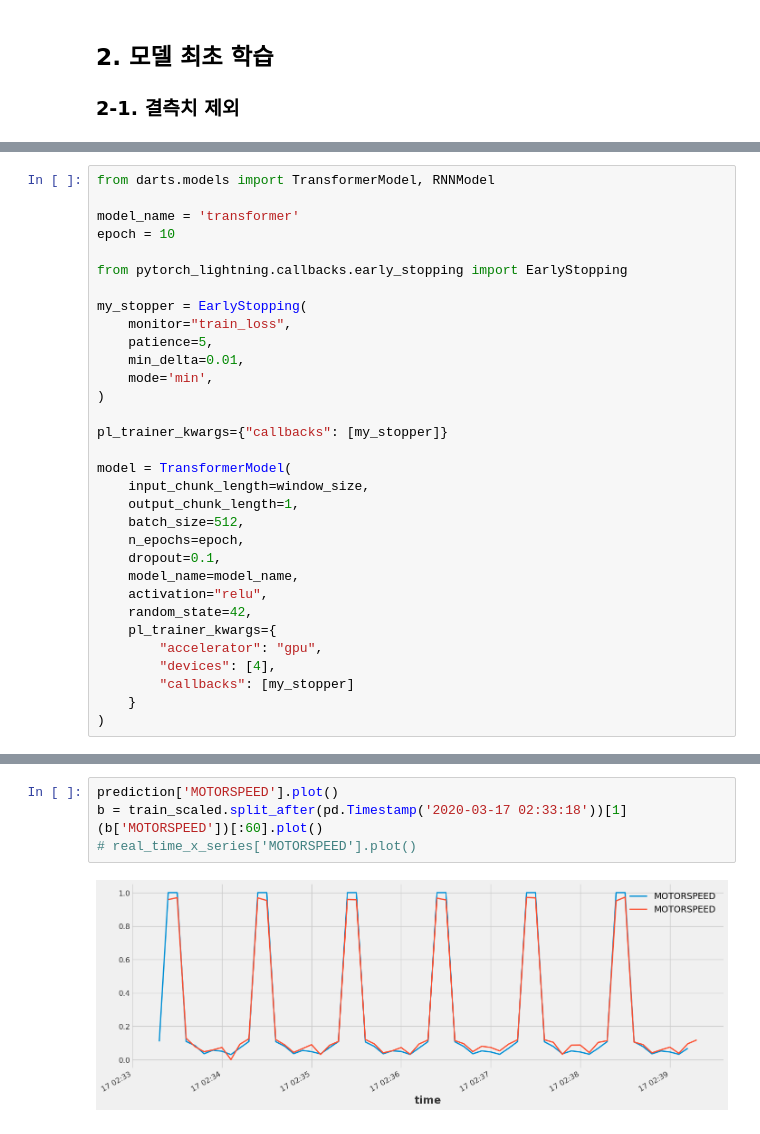
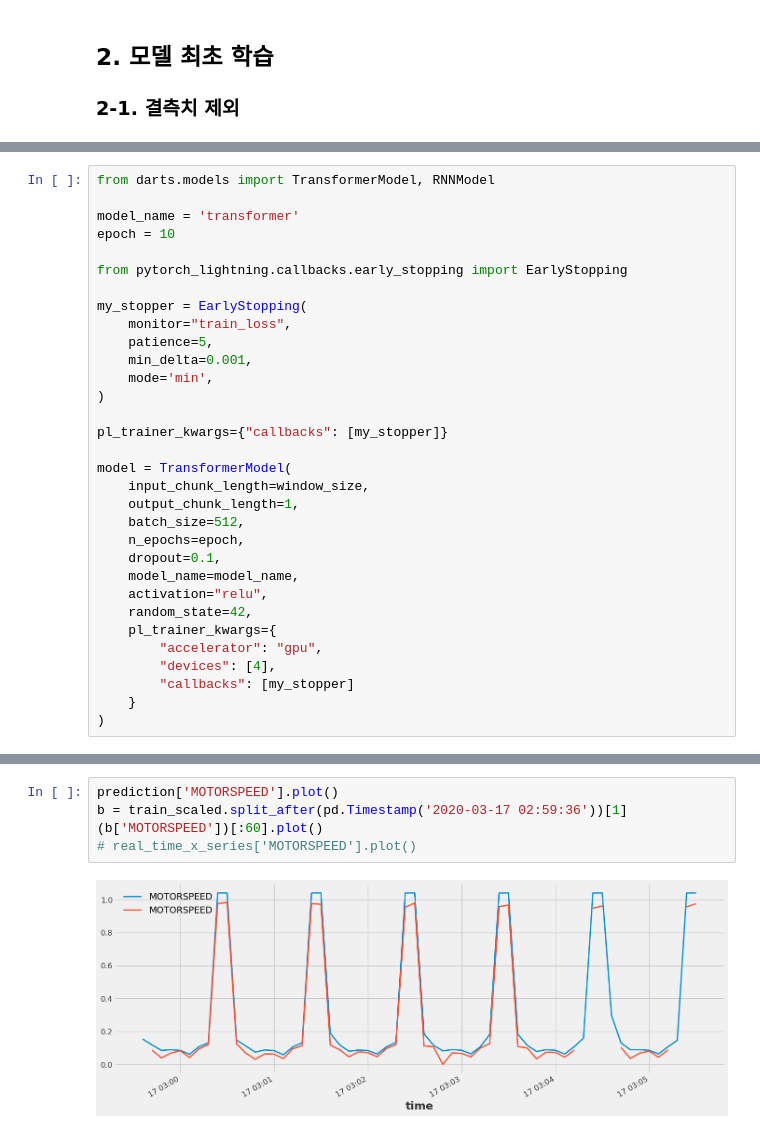
Before and after one commit to san9w9n/KampAI, a Jupyter notebook: test_darts.ipynb, the cells around one changed output, grey strips where cells are left out. Saved outputs shown, nothing was run; the diff lists cells and outputs as text.

```diff
--- a/test_darts.ipynb
+++ b/test_darts.ipynb
@@ -216,7 +216,7 @@ from pytorch_lightning.callbacks.early_stopping import EarlyStopping
 my_stopper = EarlyStopping(
     monitor="train_loss",
     patience=5,
-    min_delta=0.01,
+    min_delta=0.001,
     mode='min',
 )
 
@@ -288,8 +348,8 @@ Attributes:
     hierarchy:          None
 # %%
 prediction['MOTORSPEED'].plot()
-b = train_scaled.split_after(pd.Timestamp('2020-03-17 02:33:18'))[1]
+b = train_scaled.split_after(pd.Timestamp('2020-03-17 02:59:36'))[1]
 (b['MOTORSPEED'])[:60].plot()
 # real_time_x_series['MOTORSPEED'].plot()
 # %% [output]
-[figure, old version]
+[figure, new version]
```
Also changed, not shown: parts of 6 cells of this notebook, 1 other file.
